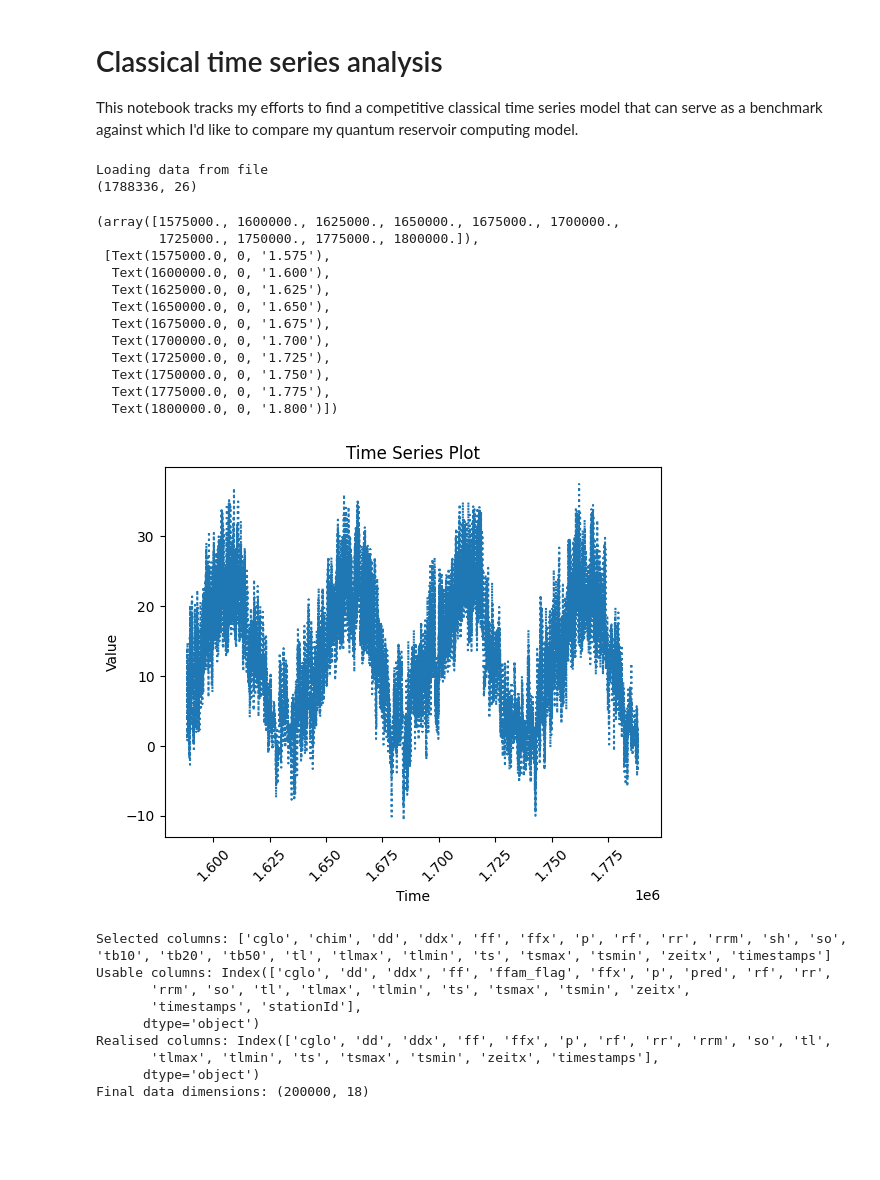
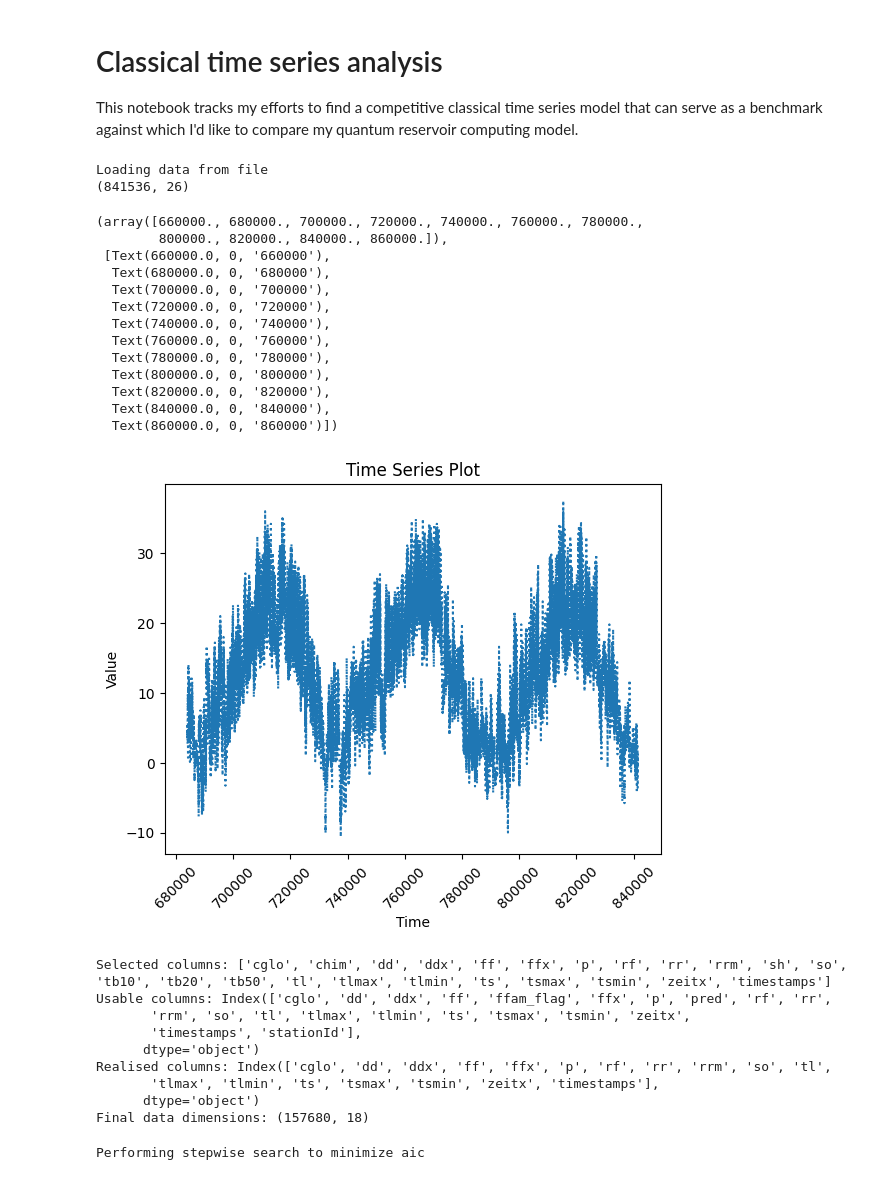
Before and after one commit to MorenoMarrara/MasterThesisProject-HCW-QuantumReservoirComputing, a Jupyter notebook: notebooks/ts-classical.ipynb, the cells around one changed output. Saved outputs shown, nothing was run; the diff lists cells and outputs as text; code cells hidden in the pictures; blank space fills up the shorter version.

Commit message:
introduced train/test split introduced plots

```diff
--- a/notebooks/ts-classical.ipynb
+++ b/notebooks/ts-classical.ipynb
@@ -4,41 +4,42 @@ This notebook tracks my efforts to find a competitive classical time series mode
 # %%
 import os.path
 
 from src.data.loading.configs import MODEL_DIR_CLASSICAL
 # ---- load data ----
 from src.data.loading.geosphere import Geosphere
 
 data = Geosphere().load_data_into_memory()
 
 print(data.shape)
 
-historically_relevant_data = data[-200000:]
+historically_relevant_data = data[-(144*365*3):]
 
 import matplotlib.pyplot as plt
 
 plt.plot(historically_relevant_data.index, historically_relevant_data['tl'], linestyle = 'dotted')
 
 # Add title and axis labels
 plt.title('Time Series Plot')
 plt.xlabel('Time')
 plt.ylabel('Value')
 plt.xticks(rotation=45)
 # %% [output]
 Loading data from file
-(1788336, 26)
+(841536, 26)
-(array([1575000., 1600000., 1625000., 1650000., 1675000., 1700000.,
-        1725000., 1750000., 1775000., 1800000.]),
- [Text(1575000.0, 0, '1.575'),
-  Text(1600000.0, 0, '1.600'),
-  Text(1625000.0, 0, '1.625'),
-  Text(1650000.0, 0, '1.650'),
-  Text(1675000.0, 0, '1.675'),
-  Text(1700000.0, 0, '1.700'),
-  Text(1725000.0, 0, '1.725'),
-  Text(1750000.0, 0, '1.750'),
-  Text(1775000.0, 0, '1.775'),
-  Text(1800000.0, 0, '1.800')])
+(array([660000., 680000., 700000., 720000., 740000., 760000., 780000.,
+        800000., 820000., 840000., 860000.]),
+ [Text(660000.0, 0, '660000'),
+  Text(680000.0, 0, '680000'),
+  Text(700000.0, 0, '700000'),
+  Text(720000.0, 0, '720000'),
+  Text(740000.0, 0, '740000'),
+  Text(760000.0, 0, '760000'),
+  Text(780000.0, 0, '780000'),
+  Text(800000.0, 0, '800000'),
+  Text(820000.0, 0, '820000'),
+  Text(840000.0, 0, '840000'),
+  Text(860000.0, 0, '860000')])
-[figure, old version]
+[figure, new version]
 # %%
 # ---- select data ----
 
@@ -95,7 +96,7 @@ Usable columns: Index(['cglo', 'dd', 'ddx', 'ff', 'ffam_flag', 'ffx', 'p', 'pred
 Realised columns: Index(['cglo', 'dd', 'ddx', 'ff', 'ffx', 'p', 'rf', 'rr', 'rrm', 'so', 'tl',
        'tlmax', 'tlmin', 'ts', 'tsmax', 'tsmin', 'zeitx', 'timestamps'],
       dtype='object')
-Final data dimensions: (200000, 18)
+Final data dimensions: (157680, 18)
 # %%
 import pickle
 # ---- model selection ----
@@ -112,24 +113,34 @@ import pickle
 # instead used:
 import pmdarima as pm
 
+train, test = pm.model_selection.train_test_split(final_data['tl'],
+                                                  train_size=144*100)
+
 # reload/select best model
+from src.data.loading.configs import MODEL_DIR_CLASSICAL
 file = MODEL_DIR_CLASSICAL / 'arima_model.pkl'
 
 if os.path.exists(file):    # load
     classical_model = pickle.load(open(file, "rb"))
 else:   # select best model according to the data and fits model to data
-    classical_model = pm.auto_arima(final_data['tl'],
+    classical_model = pm.auto_arima(train,
                         seasonal=True,
                         m=144, # 144 Intervalle à 10min = 24 Stunden Saison
+                        max_p=3,
+                        max_d=1,
+                        max_q=7,
                         error_action='ignore',
                         suppress_warnings=True,
-                        stepwise=True)
+                        stepwise=True,
+                        trace=True)
     # dump arima model to avoid recalculation
     with open(file, 'wb') as pkl:
         pickle.dump(classical_model, pkl)
 
 print("The type of the model is: {}".format(type(classical_model)))
 print("Its parameters are: {}".format(classical_model))
+# %% [output]
+Performing stepwise search to minimize aic
 # %%
 # ---- model prediction ----
 #MM: to be continued
```
Also changed, not shown: parts of 2 cells of this notebook.
